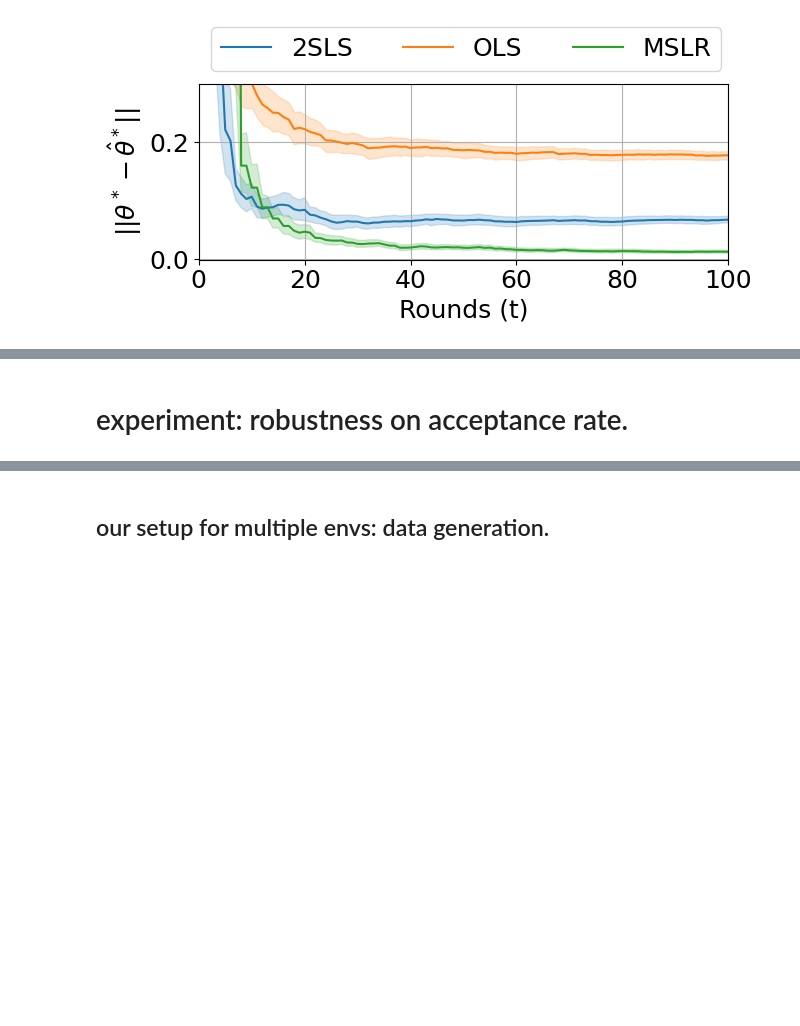
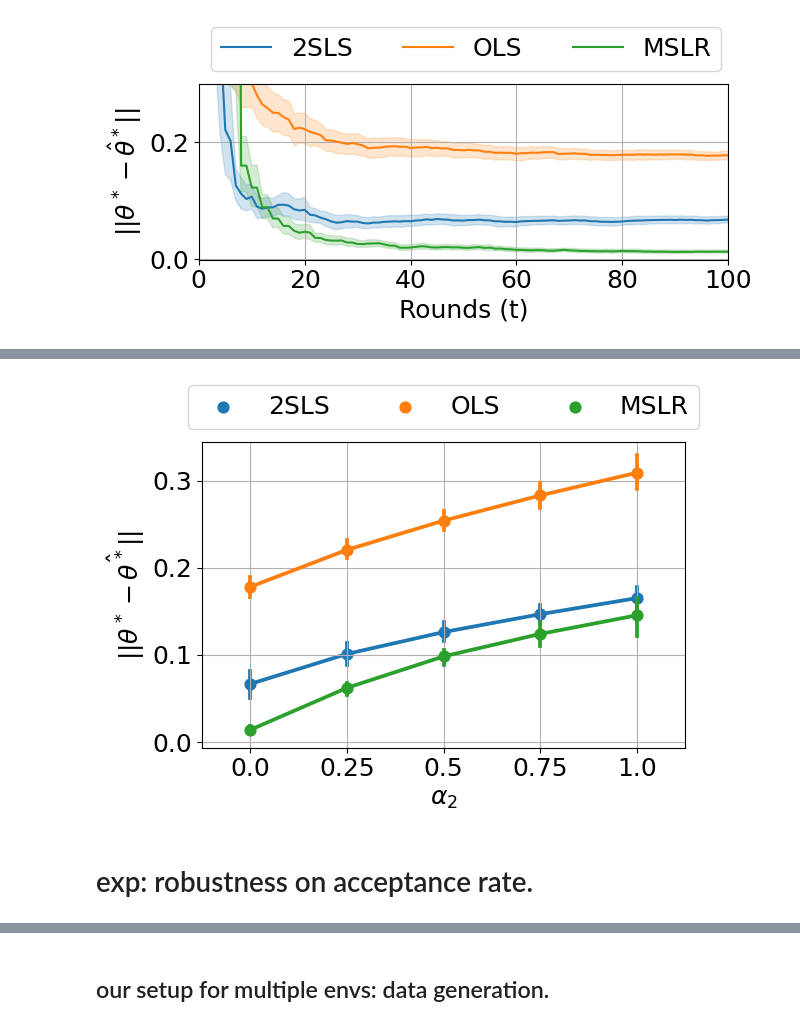
Before and after one commit to muandet-lab/causal-strategic-learning-with-selection, a Jupyter notebook: experiments.ipynb, the cells around one changed output, grey strips where cells are left out. Saved outputs shown, nothing was run; the diff lists cells and outputs as text; code cells hidden in the pictures; blank space fills up the shorter version.

```diff
--- a/experiments.ipynb
+++ b/experiments.ipynb
@@ -435,5 +538,40 @@ plt.savefig("figures/our-settings-single-env.pdf")
+# %%
+# long format, for plotting.
+value_vars = [f"{m}_env{e}" for m in args.methods for e in range(args.num_envs)]
+dflong = pd.melt(
+    df, id_vars=("alpha",), value_vars=value_vars, var_name="env", value_name="error"
+)
+dflong
+dflong["method"] = dflong.env.apply(lambda x: "_".join(x.split("_")[:-1]))
+dflong["env"] = dflong.env.apply(lambda x: x.split("_")[-1])
+
+dflong["method"] = dflong["method"].astype("category")
+dflong["method"] = dflong["method"].cat.rename_categories(
+    {"ours": "MSLR", "ols": "OLS", "2sls": "2SLS"}
+)
+dflong
+
+fig,ax=plt.subplots()
+sns.pointplot(
+    data=dflong, x='alpha', y='error', hue='method'
+)
+ax.set_xlabel(r'$\alpha_2$')
+ax.set_ylabel(r'$|| \theta^* - \hat{\theta^*} ||$')
+
+handles, labels = ax.get_legend_handles_labels()
+ax.grid()
+ax.legend(
+    handles=handles[:],
+    labels=labels[:],
+    ncol=3,
+    loc="lower center",
+    bbox_to_anchor=(0.5, 1),
+)
+plt.tight_layout()
+# %% [output]
+[figure, added]
 # %% [markdown]
-# experiment: robustness on acceptance rate.
+# exp: robustness on acceptance rate.
 # %%
 if MODE=='compute':
     ## selection function variation.
```
Also changed, not shown: parts of 31 cells of this notebook, 9 other files.
